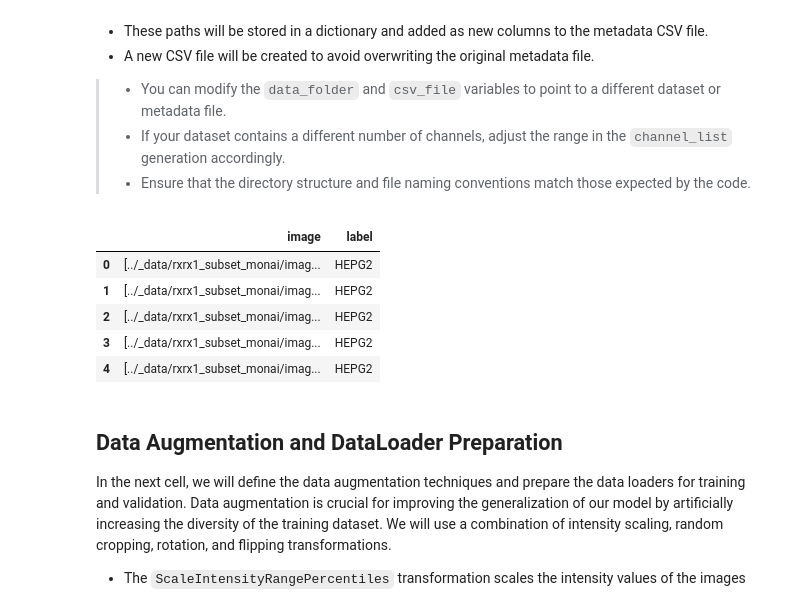
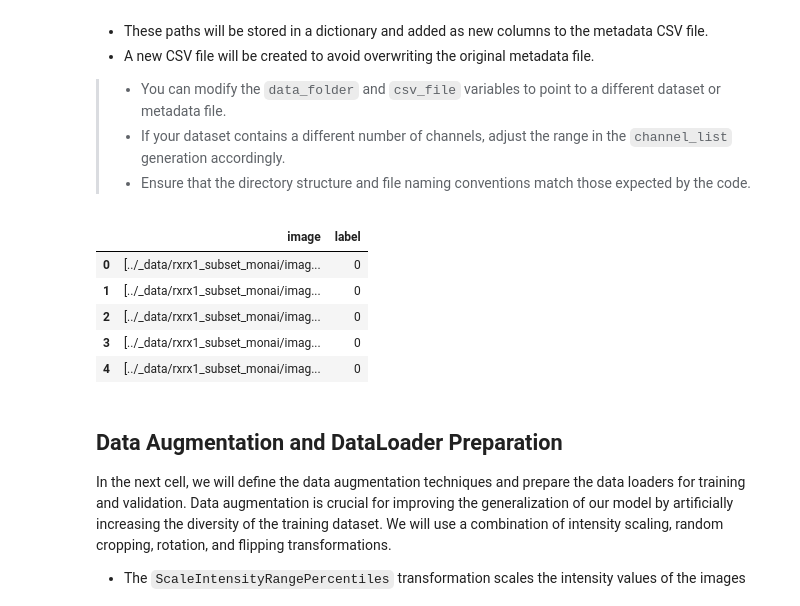
Before and after one commit to deepCLEM/bioMONAI, a Jupyter notebook: nbs/Tutorials/904_tutorial_multispectral_classification.ipynb, the cells around one changed output. Cells and saved outputs as stored; diff of their text form; code cells hidden in the pictures.

```diff
--- a/nbs/Tutorials/904_tutorial_multispectral_classification.ipynb
+++ b/nbs/Tutorials/904_tutorial_multispectral_classification.ipynb
@@ -83,15 +83,18 @@ train_data = split_dataframe(
 # %%
 def get_channels(row, n_channels=6):
     return [os.path.join(data_folder, 'images', row['experiment'], f"Plate{row['plate']}", f"{row['well']}_s{row['site']}_w{c}.png") for c in range(1, n_channels + 1)]
+# %%
+def get_label(row, vocab={'HEPG2':0, 'HUVEC':1, 'RPE':2, 'U2OS':3}):
+    return int(vocab[row['cell_type']])
 # %%
-DataFrameSource(train_data, get_items={'image': get_channels, 'label': 'cell_type'}).peak()
+DataFrameSource(train_data, get_items={'image': get_channels, 'label': get_label}).peak()
 # %% [output]
 |  | image | label |
-| 0 | [../_data/rxrx1_subset_monai/imag... | HEPG2 |
-| 1 | [../_data/rxrx1_subset_monai/imag... | HEPG2 |
-| 2 | [../_data/rxrx1_subset_monai/imag... | HEPG2 |
-| 3 | [../_data/rxrx1_subset_monai/imag... | HEPG2 |
-| 4 | [../_data/rxrx1_subset_monai/imag... | HEPG2 |
+| 0 | [../_data/rxrx1_subset_monai/imag... | 0 |
+| 1 | [../_data/rxrx1_subset_monai/imag... | 0 |
+| 2 | [../_data/rxrx1_subset_monai/imag... | 0 |
+| 3 | [../_data/rxrx1_subset_monai/imag... | 0 |
+| 4 | [../_data/rxrx1_subset_monai/imag... | 0 |
 # %% [markdown]
 ## Data Augmentation and DataLoader Preparation
 
```
Also changed, not shown: parts of 7 cells of this notebook, 3 other files.
